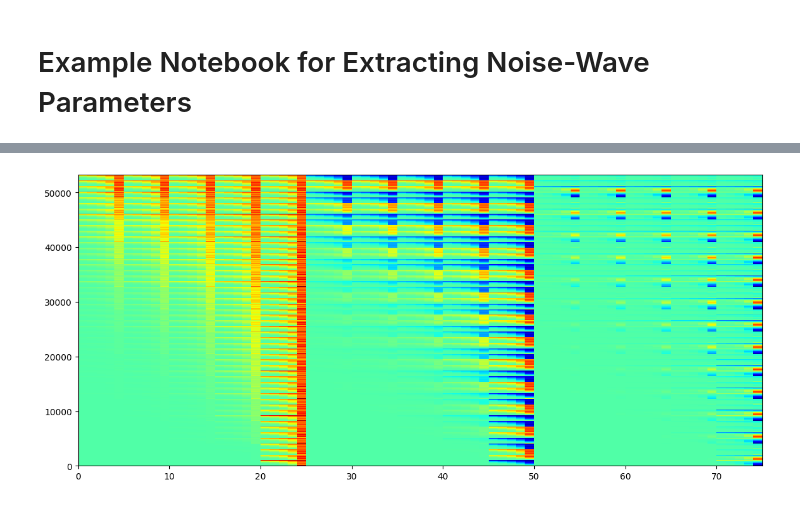
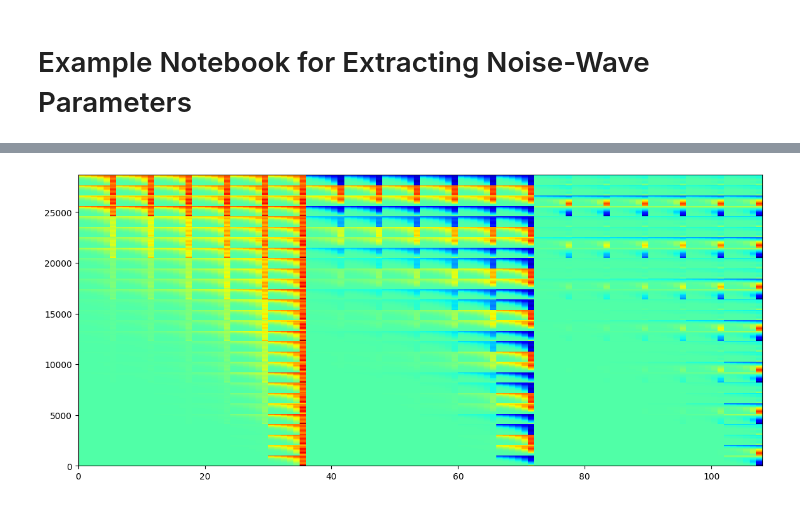
Before and after one commit to RHINO-Experiment/rhino-cal, a Jupyter notebook: nw_example.ipynb, the cells around one changed output, grey strips where cells are left out. Saved outputs shown, nothing was run; the diff lists cells and outputs as text; code cells hidden in the pictures.

```diff
--- a/nw_example.ipynb
+++ b/nw_example.ipynb
@@ -48,22 +48,22 @@ plt.show()
 # %%
-unc_coeffs_deg = (5,5)
-cos_coeffs_deg = (5,5)
-sin_coeffs_deg = (5,5)
+unc_coeffs_deg = (6,6)
+cos_coeffs_deg = (6,6)
+sin_coeffs_deg = (6,6)
 
 
 simulated_data_handler.generate_transfer_matrix(unc_coeffs_deg=unc_coeffs_deg,
                                                 cos_coeffs_deg=cos_coeffs_deg,
                                                 sin_coeffs_deg=sin_coeffs_deg)
 
 plt.pcolormesh(simulated_data_handler.transfer_matrix, cmap='jet')
 plt.gcf().set_size_inches(14, 6)
 plt.show()
 
 n_t_unc_coeffs = unc_coeffs_deg[0]*unc_coeffs_deg[-1]
 n_t_cos_coeffs = cos_coeffs_deg[0]*cos_coeffs_deg[-1]
 n_t_sin_coeffs = sin_coeffs_deg[0]*sin_coeffs_deg[-1]
 # %% [output]
-[figure, old version]
+[figure, new version]
 # %%
 flattened_data = simulated_data_handler.data_waterfall.flatten()
 
```
Also changed, not shown: parts of 13 cells of this notebook, 3 other files.
